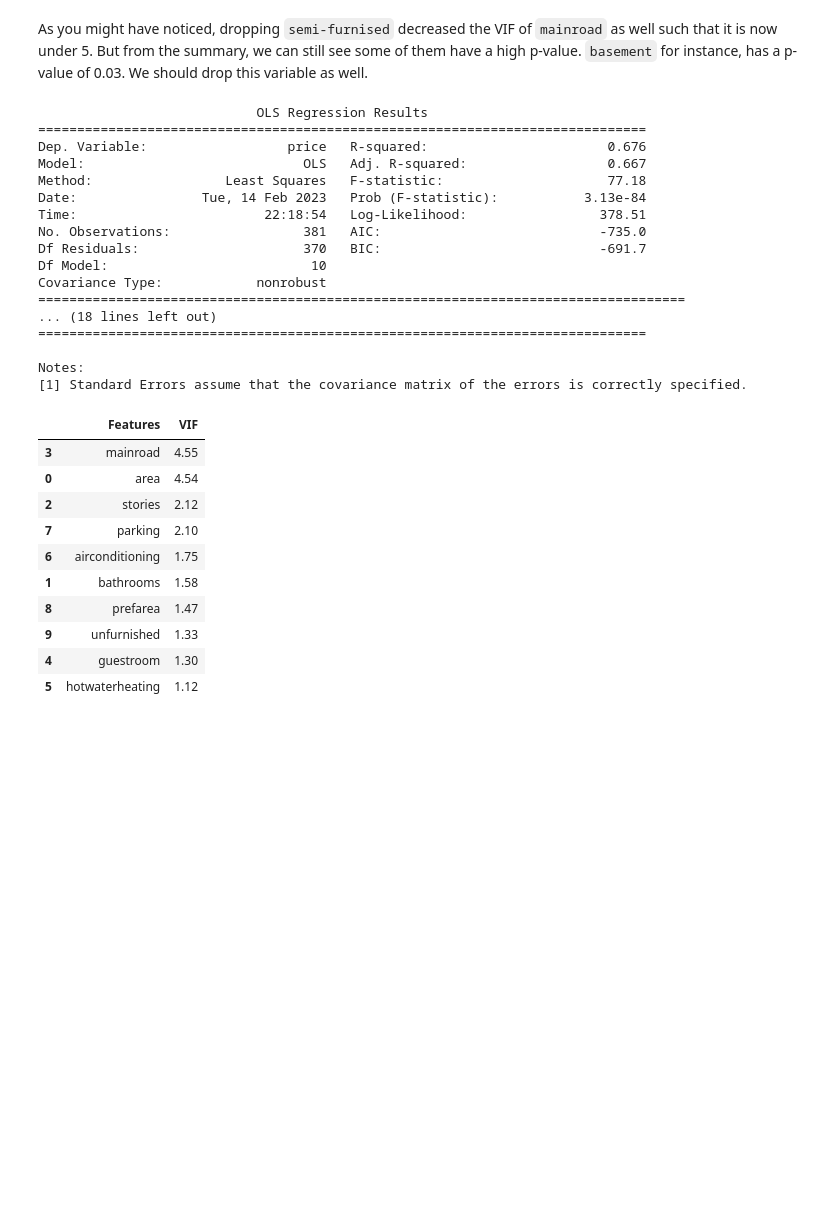
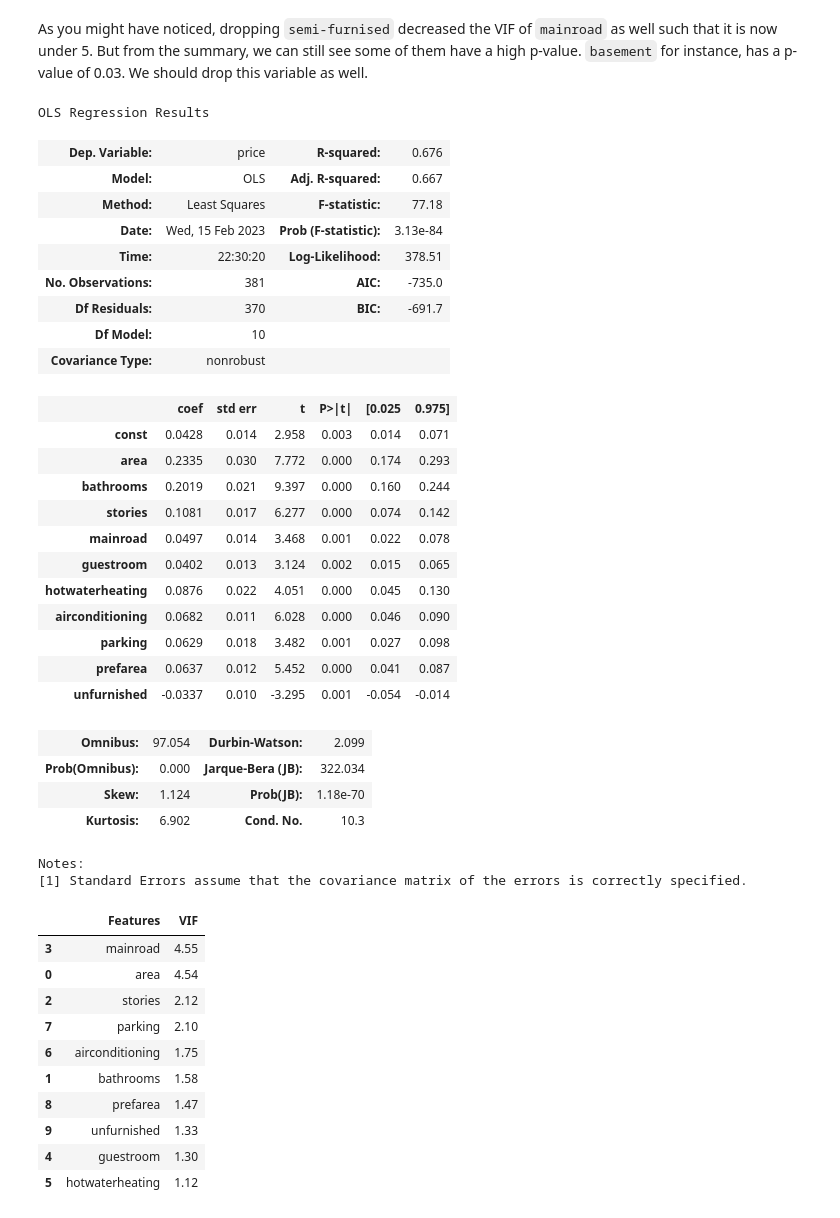
Before and after one commit to saishankar2748/python_machine_learning, a Jupyter notebook: Multiple+Linear+Regression+-+Housing+Case+Study.ipynb, the cells around one changed output. Drawn from its saved outputs; the diff is of its cells as text; code cells hidden in the pictures; blank space fills up the shorter version.

```diff
--- a/Multiple+Linear+Regression+-+Housing+Case+Study.ipynb
+++ b/Multiple+Linear+Regression+-+Housing+Case+Study.ipynb
@@ -647,26 +690,37 @@ X = X.drop('basement', 1)
 X_train_lm = sm.add_constant(X)
 
 lr_4 = sm.OLS(y_train, X_train_lm).fit()
-# %%
-print(lr_4.summary())
-# %% [output]
-                            OLS Regression Results
-==============================================================================
-Dep. Variable:                  price   R-squared:                       0.676
-Model:                            OLS   Adj. R-squared:                  0.667
-Method:                 Least Squares   F-statistic:                     77.18
-Date:                Tue, 14 Feb 2023   Prob (F-statistic):           3.13e-84
-Time:                        22:18:54   Log-Likelihood:                 378.51
-No. Observations:                 381   AIC:                            -735.0
-Df Residuals:                     370   BIC:                            -691.7
-Df Model:                          10
-Covariance Type:            nonrobust
-===================================================================================
-... (18 lines left out)
-==============================================================================
-
-Notes:
-[1] Standard Errors assume that the covariance matrix of the errors is correctly specified.
+# %%
+lr_4.summary()
+# %% [output]
+OLS Regression Results
+| Dep. Variable: | price | R-squared: | 0.676 |
+| Model: | OLS | Adj. R-squared: | 0.667 |
+| Method: | Least Squares | F-statistic: | 77.18 |
+| Date: | Wed, 15 Feb 2023 | Prob (F-statistic): | 3.13e-84 |
+| Time: | 22:30:20 | Log-Likelihood: | 378.51 |
+| No. Observations: | 381 | AIC: | -735.0 |
+| Df Residuals: | 370 | BIC: | -691.7 |
+| Df Model: | 10 |  |  |
+| Covariance Type: | nonrobust |  |  |
+|  | coef | std err | t | P>|t| | [0.025 | 0.975] |
+| const | 0.0428 | 0.014 | 2.958 | 0.003 | 0.014 | 0.071 |
+| area | 0.2335 | 0.030 | 7.772 | 0.000 | 0.174 | 0.293 |
+| bathrooms | 0.2019 | 0.021 | 9.397 | 0.000 | 0.160 | 0.244 |
+| stories | 0.1081 | 0.017 | 6.277 | 0.000 | 0.074 | 0.142 |
+| mainroad | 0.0497 | 0.014 | 3.468 | 0.001 | 0.022 | 0.078 |
+| guestroom | 0.0402 | 0.013 | 3.124 | 0.002 | 0.015 | 0.065 |
+| hotwaterheating | 0.0876 | 0.022 | 4.051 | 0.000 | 0.045 | 0.130 |
+| airconditioning | 0.0682 | 0.011 | 6.028 | 0.000 | 0.046 | 0.090 |
+| parking | 0.0629 | 0.018 | 3.482 | 0.001 | 0.027 | 0.098 |
+| prefarea | 0.0637 | 0.012 | 5.452 | 0.000 | 0.041 | 0.087 |
+| unfurnished | -0.0337 | 0.010 | -3.295 | 0.001 | -0.054 | -0.014 |
+| Omnibus: | 97.054 | Durbin-Watson: | 2.099 |
+| Prob(Omnibus): | 0.000 | Jarque-Bera (JB): | 322.034 |
+| Skew: | 1.124 | Prob(JB): | 1.18e-70 |
+| Kurtosis: | 6.902 | Cond. No. | 10.3 |
+Notes:
+[1] Standard Errors assume that the covariance matrix of the errors is correctly specified.
 # %%
 # Calculate the VIFs again for the new model
 vif = pd.DataFrame()
```
Also changed, not shown: parts of 7 cells of this notebook.
